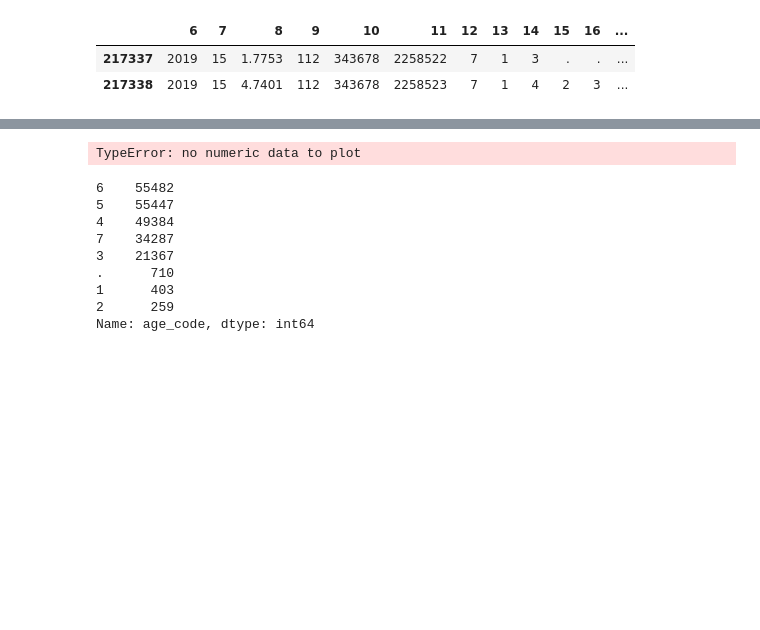
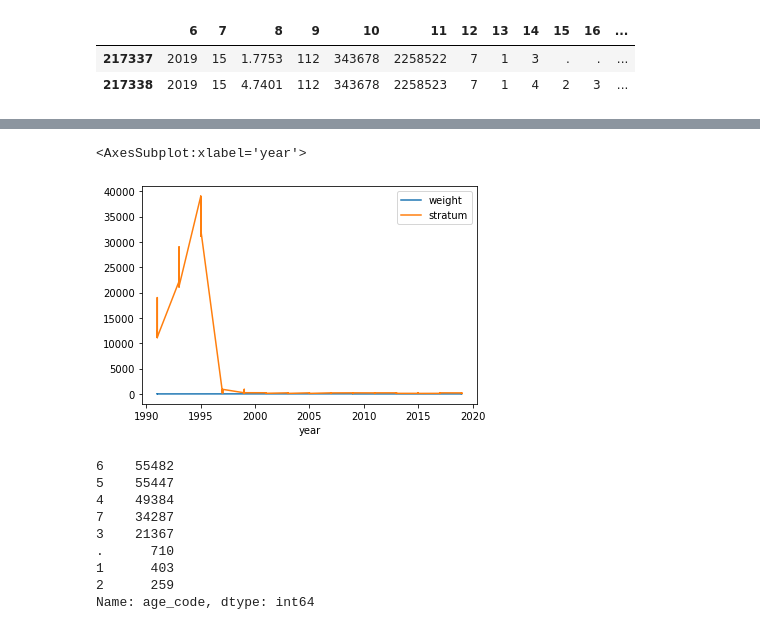
Before and after one commit to harry-oestreicher/cdc_data_engineering, a Jupyter notebook: CDC_Sandbox.ipynb, the cells around one changed output, grey strips where cells are left out. Saved outputs shown, nothing was run; the diff lists cells and outputs as text; code cells hidden in the pictures; blank space fills up the shorter version.

Commit message:
renaming columns and data cleanup

```diff
--- a/CDC_Sandbox.ipynb
+++ b/CDC_Sandbox.ipynb
@@ -37,8 +34,8 @@ display(df.tail(2))
 | 217337 | 2019 | 15 | 1.7753 | 112 | 343678 | 2258522 | 7 | 1 | 3 | . | . | ... |
 | 217338 | 2019 | 15 | 4.7401 | 112 | 343678 | 2258523 | 7 | 1 | 4 | 2 | 3 | ... |
 # %%
-
-new_df = df.rename(columns={
+# Create a new dataframe while identifying columns
+renamed_df = df.rename(columns={
     6: "year",
     7: "survyear",
     8: "weight",
@@ -57,3 +54,4 @@ new_df = df.rename(columns={
     21: "qnobese",
     22: "qnowt"
 })
+renamed_df.head()
@@ -69,6 +103,6 @@ new_df.head()
 # %%
-df = new_df[["year", "survyear", "weight", "stratum", "PSU", "UNKN1", "age_code", "sex", "grade", "race4", "race7", "stheight", "stweight", "bmi", "bmipct", "qnobese", "qnowt"]].copy()
-df.head()
+psu_df = renamed_df[["year", "survyear", "weight", "stratum", "PSU", "UNKN1", "age_code", "sex", "grade", "race4", "race7", "stheight", "stweight", "bmi", "bmipct", "qnobese", "qnowt"]].copy()
+psu_df.head()
 # %% [output]
 |  | year | survyear | weight | stratum | PSU | UNKN1 | age_code | sex | grade | race4 | race7 | ... |
 | 0 | 1991 | 1 | 0.5060 | 12310 | 29 | 3538 | . | . | . | . | . | ... |
@@ -81,7 +113,8 @@ df.Gender[data.Gender == 'male'] = 1
 # %%
-df.plot(x="qnobese", y="age_code")
+psu_df.plot(x="year", y=["weight", "stratum"])
 # %% [output]
-TypeError: no numeric data to plot
+<AxesSubplot:xlabel='year'>
+[figure, added]
 # %%
 """
 How old are you?
```
Also changed, not shown: parts of 8 cells of this notebook.
